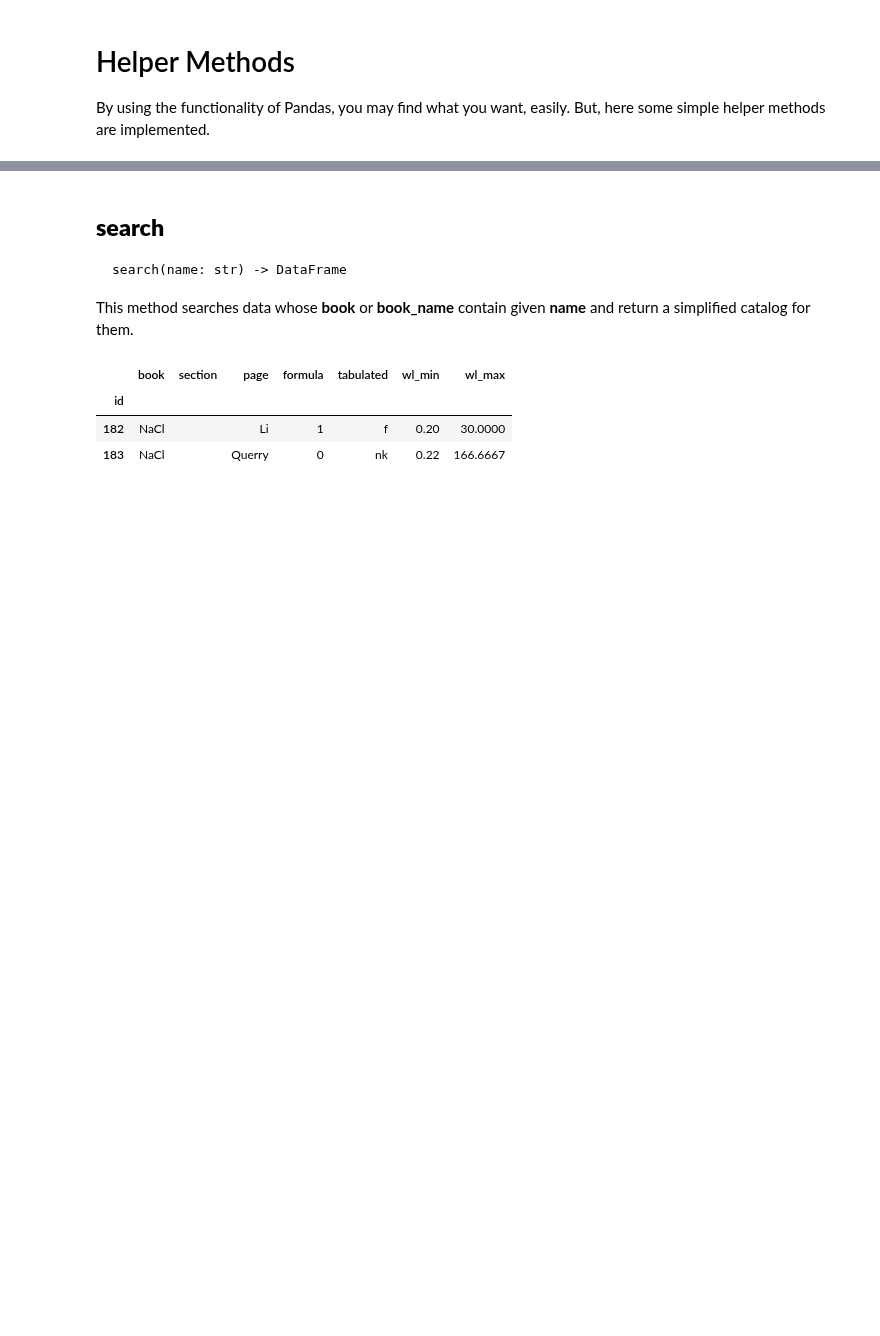
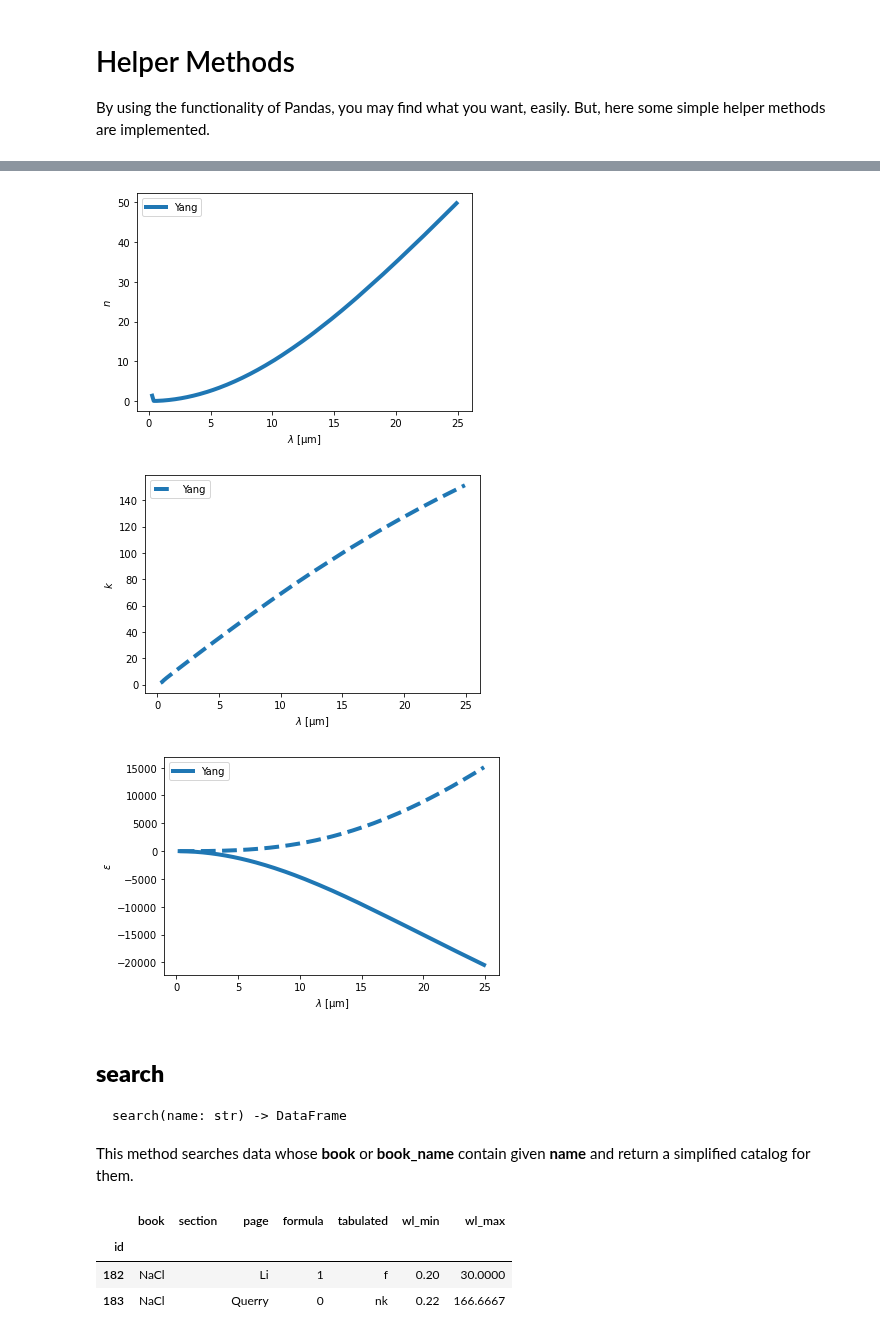
Before and after one commit to mnishida/RII_Pandas, a Jupyter notebook: docs/notebooks/01_RiiDataFrame.ipynb, the cells around one changed output, grey strips where cells are left out. Drawn from its saved outputs; the diff is of its cells as text; code cells hidden in the pictures; blank space fills up the shorter version.

````diff
--- a/docs/notebooks/01_RiiDataFrame.ipynb
+++ b/docs/notebooks/01_RiiDataFrame.ipynb
@@ -87,3 +89,15 @@ By using the functionality of Pandas, you may find what you want, easily. But, h
+# %%
+import matplotlib.pyplot as plt
+ri.plot(3, "n")
+plt.show()
+ri.plot(3, "k")
+plt.show()
+ri.plot(3, "eps")
+plt.show()
+# %% [output]
+[figure, added]
+[figure, added]
+[figure, added]
 # %% [markdown]
 ## __search__
 ```
````
Also changed, not shown: parts of 7 cells of this notebook, 12 other files.
